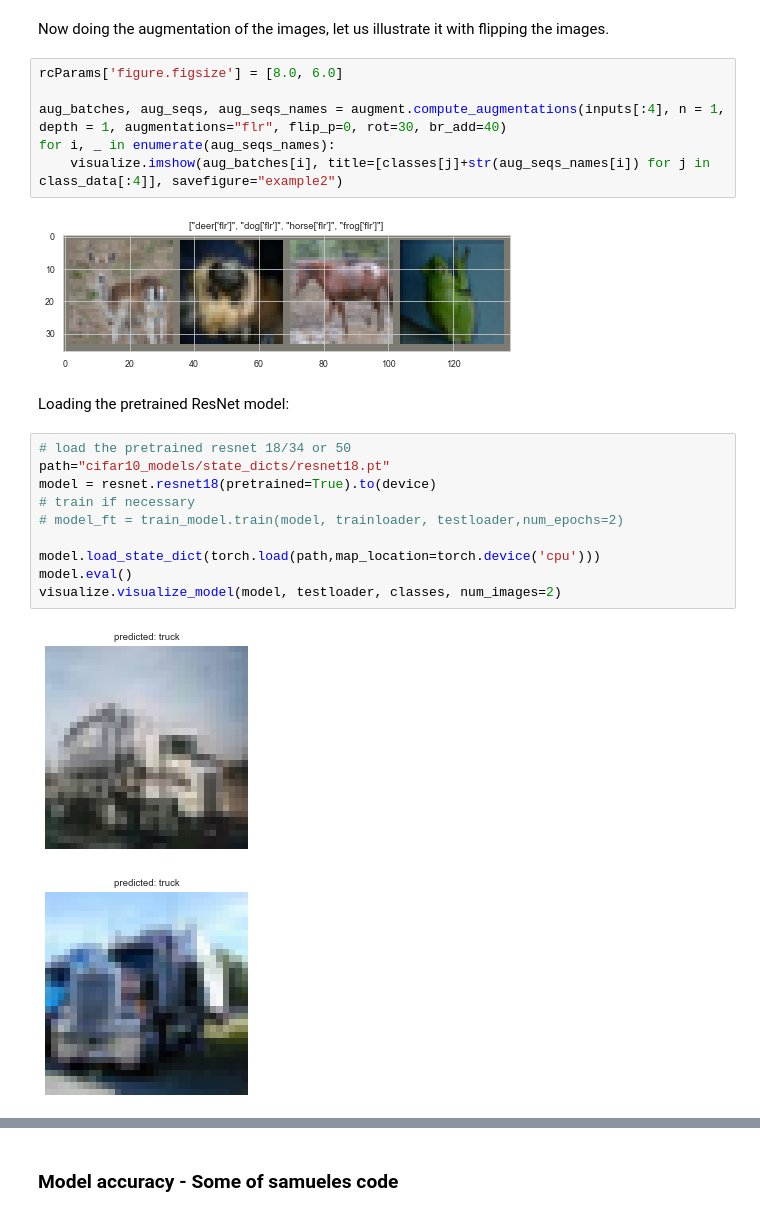
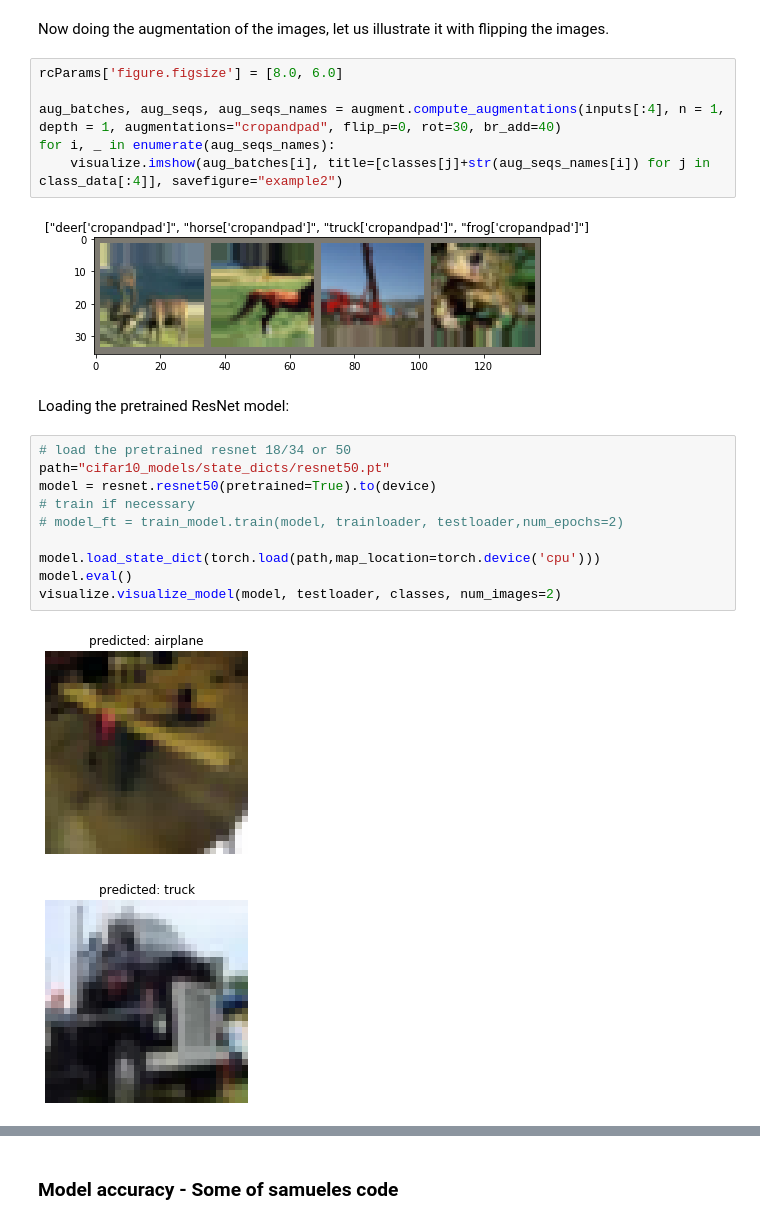
Before and after one commit to apra/adversarial_augmentation, a Jupyter notebook: main.ipynb, the cells around one changed output, grey strips where cells are left out. Cells and saved outputs as stored; diff of their text form.

```diff
--- a/main.ipynb
+++ b/main.ipynb
@@ -76,17 +80,17 @@ Now doing the augmentation of the images, let us illustrate it with flipping the
 # %%
 rcParams['figure.figsize'] = [8.0, 6.0]
 
-aug_batches, aug_seqs, aug_seqs_names = augment.compute_augmentations(inputs[:4], n = 1, depth = 1, augmentations="flr", flip_p=0, rot=30, br_add=40)
+aug_batches, aug_seqs, aug_seqs_names = augment.compute_augmentations(inputs[:4], n = 1, depth = 1, augmentations="cropandpad", flip_p=0, rot=30, br_add=40)
 for i, _ in enumerate(aug_seqs_names):
     visualize.imshow(aug_batches[i], title=[classes[j]+str(aug_seqs_names[i]) for j in class_data[:4]], savefigure="example2")
 # %% [output]
-[figure, old version]
+[figure, new version]
 # %% [markdown]
 Loading the pretrained ResNet model:
 # %%
 # load the pretrained resnet 18/34 or 50
-path="cifar10_models/state_dicts/resnet18.pt"
-model = resnet.resnet18(pretrained=True).to(device)
+path="cifar10_models/state_dicts/resnet50.pt"
+model = resnet.resnet50(pretrained=True).to(device)
 # train if necessary
 # model_ft = train_model.train(model, trainloader, testloader,num_epochs=2)
 
@@ -94,5 +98,5 @@ model.load_state_dict(torch.load(path,map_location=torch.device('cpu')))
 model.eval()
 visualize.visualize_model(model, testloader, classes, num_images=2)
 # %% [output]
-[figure, old version]
+[figure, new version]
-[figure, old version]
+[figure, new version]
```
Also changed, not shown: parts of 28 cells of this notebook, 7 other files.
